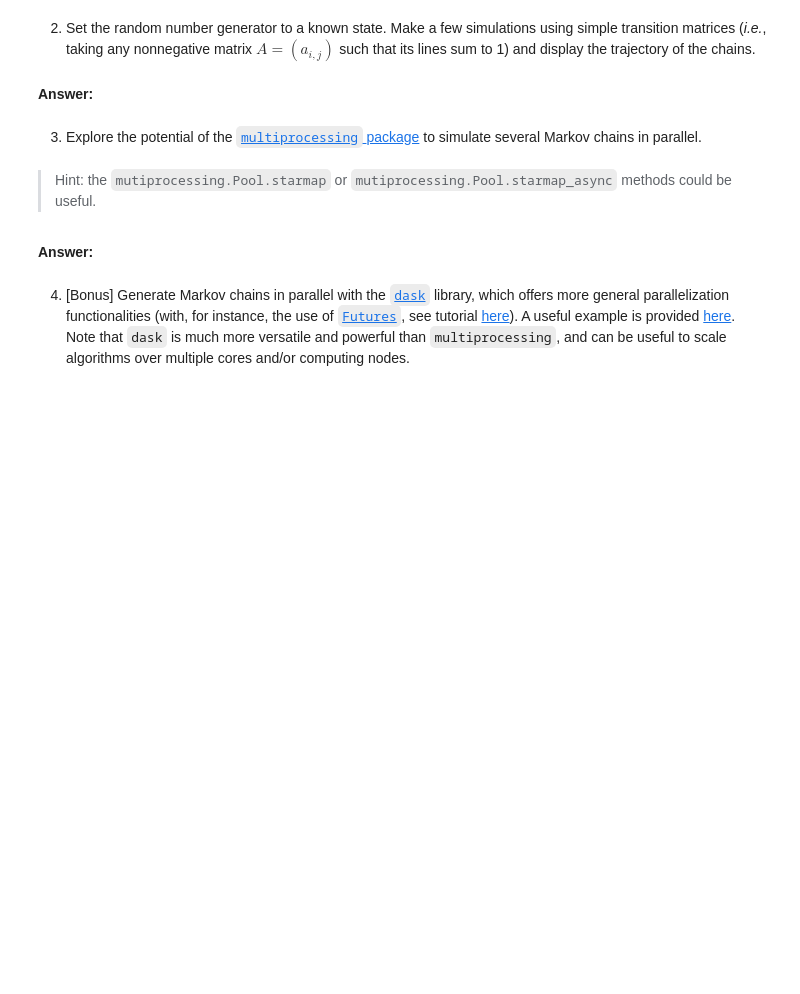
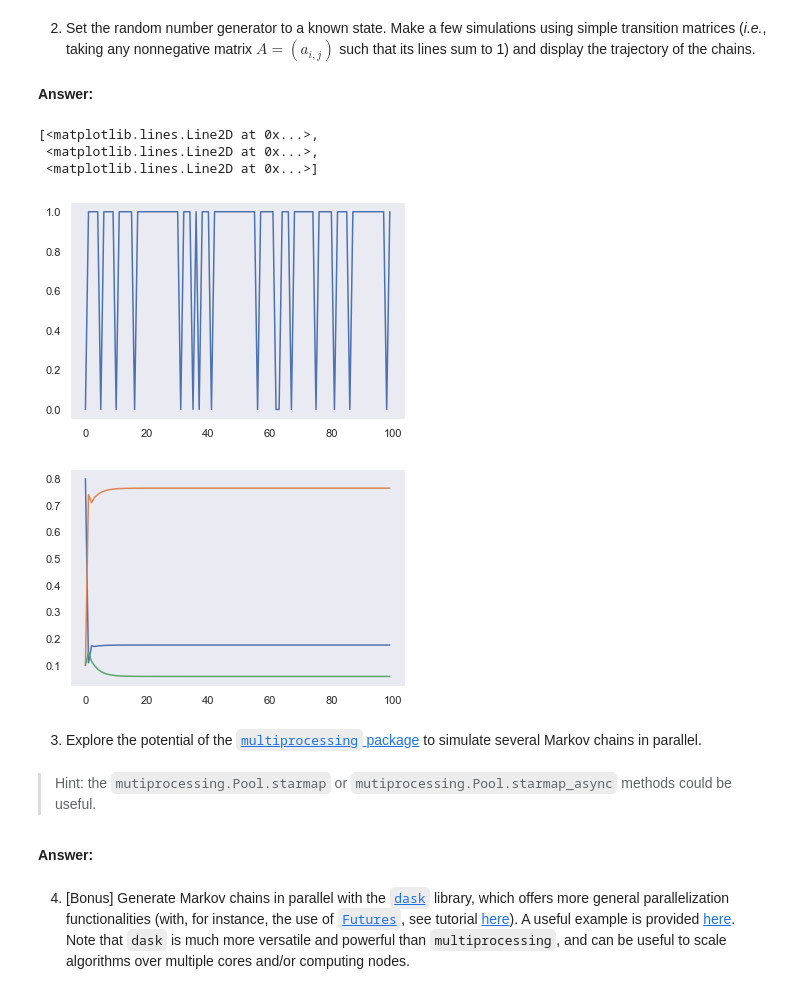
Before and after one commit to VictorCilleros/python_sdia_All, a Jupyter notebook: Labs/Lab5/lab5.ipynb, the cells around one changed output. Drawn from its saved outputs; the diff is of its cells as text; code cells hidden in the pictures; blank space fills up the shorter version.

```diff
--- a/Labs/Lab5/lab5.ipynb
+++ b/Labs/Lab5/lab5.ipynb
@@ -171,0 +150,27 @@ def markov(rho,A,nMax,rng):
+# %%
+def markov(rho,A,nmax,rng=np.random):
+    X=np.zeros(nmax,dtype=int) #on indique que X contiendra seulement des entiers.
+    X[0]=rng.choice(a=range(len(rho)), p=rho)
+    for k in range(nmax-1):
+        X[k+1]=rng.choice(a=range(len(A)), p=A[X[k],:])
+        # Les états sont numérotés de 0 à len(A)
+    return X
+
+A=1/10*np.array([[7,2,1],[1,8,1],[1,1,8]])
+rho = [1/2,1/4,1/4]
+nmax = 100
+markov(rho,A,nmax)
+states = [(0,0),(1,0),(2,0)]
+
+def gen_transition(n):
+    return(np.random.rand(n,n))
+
+def gen_rho(n):
+    return(np.random.rand(1,n))
+
+def transition(rho,A,nmax):
+    R = [rho]
+
+    for i in range(1,nmax):
+        R.append(R[-1]@A)
+    return(R)
@@ -178,3 +205,17 @@ def markov(rho,A,nMax,rng):
+# %%
+A=1/10*np.array([[1,8,1],[2,8,0],[1,2,7]])
+rho = np.array([4/5,1/10,1/10])
+nmax = 100
+plt.plot(markov(rho,A,nmax))
+R = transition(rho,A,nmax)
+plt.figure()
+plt.plot(R)
+# %% [output]
+[<matplotlib.lines.Line2D at 0x...>,
+ <matplotlib.lines.Line2D at 0x...>,
+ <matplotlib.lines.Line2D at 0x...>]
+[figure, added]
+[figure, added]
 # %% [markdown]
 3. Explore the potential of the [`multiprocessing` package](https://docs.python.org/3/library/multiprocessing.html) to simulate several Markov chains in parallel.
 # %% [markdown]
```
Also changed, not shown: parts of 6 cells of this notebook.
